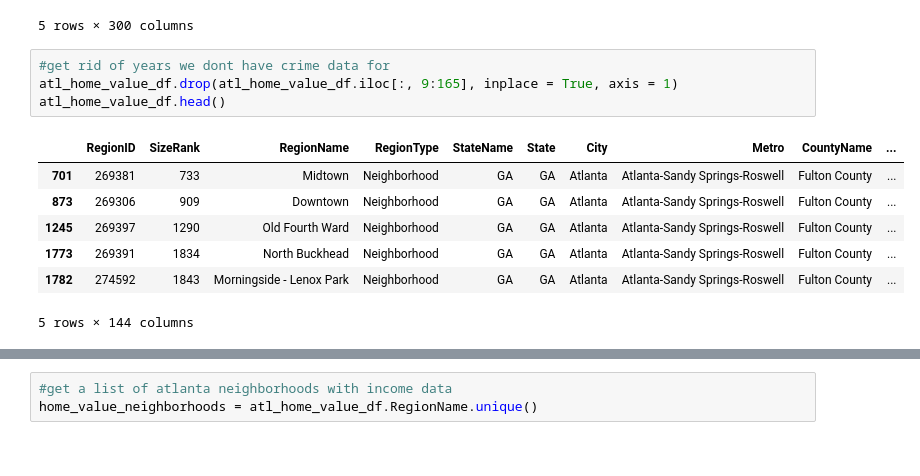
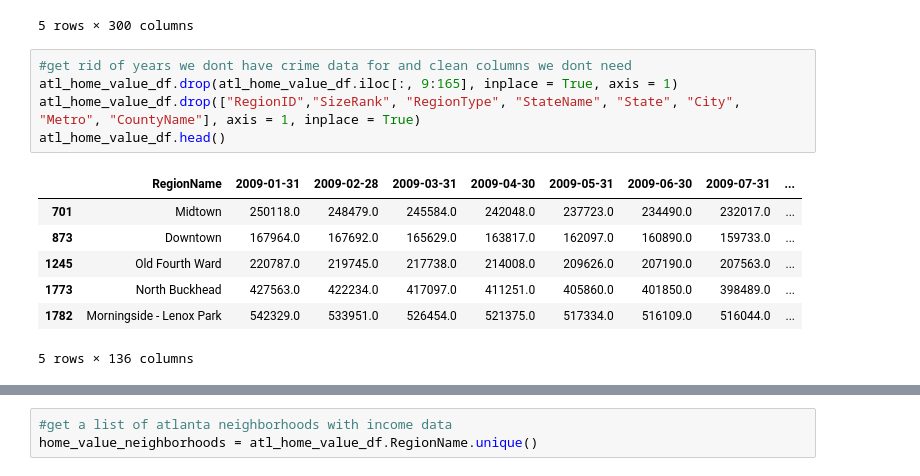
Before and after one commit to niccc/Atlanta-Crime-Data, a Jupyter notebook: crimes.ipynb, the cells around one changed output, grey strips where cells are left out. Saved outputs shown, nothing was run; the diff lists cells and outputs as text.

```diff
--- a/crimes.ipynb
+++ b/crimes.ipynb
@@ -40,14 +40,15 @@ atl_home_value_df.head()
 | 1782 | 274592 | 1843 | Morningside - Lenox Park | Neighborhood | GA | GA | Atlanta | Atlanta-Sandy Springs-Roswell | Fulton County | ... |
 5 rows × 300 columns
 # %%
-#get rid of years we dont have crime data for
+#get rid of years we dont have crime data for and clean columns we dont need
 atl_home_value_df.drop(atl_home_value_df.iloc[:, 9:165], inplace = True, axis = 1)
+atl_home_value_df.drop(["RegionID","SizeRank", "RegionType", "StateName", "State", "City", "Metro", "CountyName"], axis = 1, inplace = True)
 atl_home_value_df.head()
 # %% [output]
-|  | RegionID | SizeRank | RegionName | RegionType | StateName | State | City | Metro | CountyName | ... |
-| 701 | 269381 | 733 | Midtown | Neighborhood | GA | GA | Atlanta | Atlanta-Sandy Springs-Roswell | Fulton County | ... |
-| 873 | 269306 | 909 | Downtown | Neighborhood | GA | GA | Atlanta | Atlanta-Sandy Springs-Roswell | Fulton County | ... |
-| 1245 | 269397 | 1290 | Old Fourth Ward | Neighborhood | GA | GA | Atlanta | Atlanta-Sandy Springs-Roswell | Fulton County | ... |
-| 1773 | 269391 | 1834 | North Buckhead | Neighborhood | GA | GA | Atlanta | Atlanta-Sandy Springs-Roswell | Fulton County | ... |
-| 1782 | 274592 | 1843 | Morningside - Lenox Park | Neighborhood | GA | GA | Atlanta | Atlanta-Sandy Springs-Roswell | Fulton County | ... |
+|  | RegionName | 2009-01-31 | 2009-02-28 | 2009-03-31 | 2009-04-30 | 2009-05-31 | 2009-06-30 | 2009-07-31 | ... |
+| 701 | Midtown | 250118.0 | 248479.0 | 245584.0 | 242048.0 | 237723.0 | 234490.0 | 232017.0 | ... |
+| 873 | Downtown | 167964.0 | 167692.0 | 165629.0 | 163817.0 | 162097.0 | 160890.0 | 159733.0 | ... |
+| 1245 | Old Fourth Ward | 220787.0 | 219745.0 | 217738.0 | 214008.0 | 209626.0 | 207190.0 | 207563.0 | ... |
+| 1773 | North Buckhead | 427563.0 | 422234.0 | 417097.0 | 411251.0 | 405860.0 | 401850.0 | 398489.0 | ... |
+| 1782 | Morningside - Lenox Park | 542329.0 | 533951.0 | 526454.0 | 521375.0 | 517334.0 | 516109.0 | 516044.0 | ... |
-5 rows × 144 columns
+5 rows × 136 columns
```
Also changed, not shown: parts of 9 cells of this notebook.
